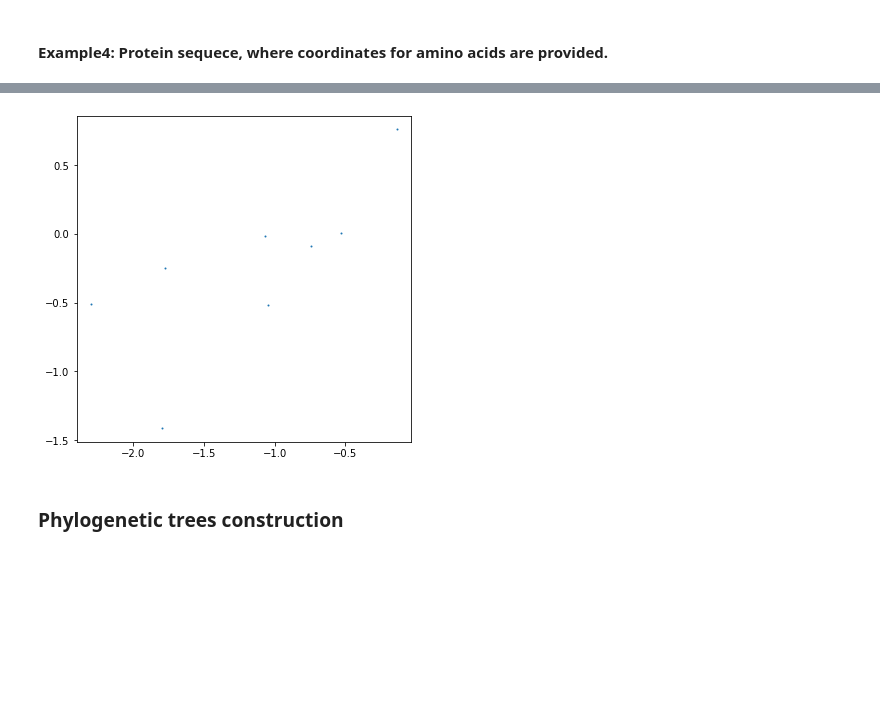
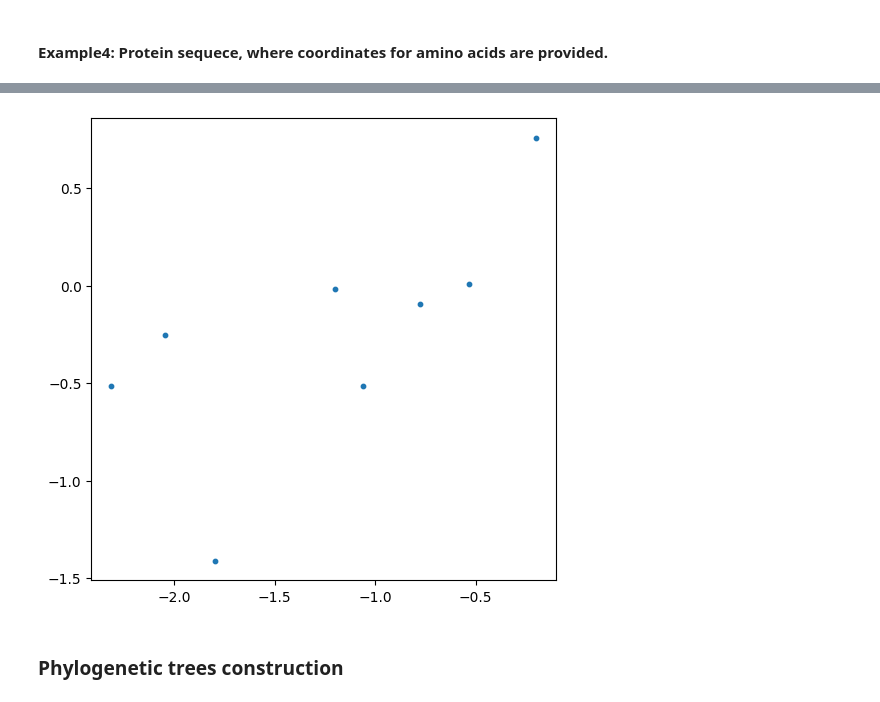
Before and after one commit to adkwazar/CGR, a Jupyter notebook: examples/Examples.ipynb, the cells around one changed output, grey strips where cells are left out. Cells and saved outputs as stored; diff of their text form; code cells hidden in the pictures; blank space fills up the shorter version.

```diff
--- a/examples/Examples.ipynb
+++ b/examples/Examples.ipynb
@@ -86,7 +86,7 @@ print(seq.representation())
 # %%
-seq.plot()
+seq.plot(size = 10)
 # %% [output]
-[figure, old version]
+[figure, new version]
 # %% [markdown]
 <h3> Phylogenetic trees construction
 # %%
```
Also changed, not shown: parts of 6 cells of this notebook.
